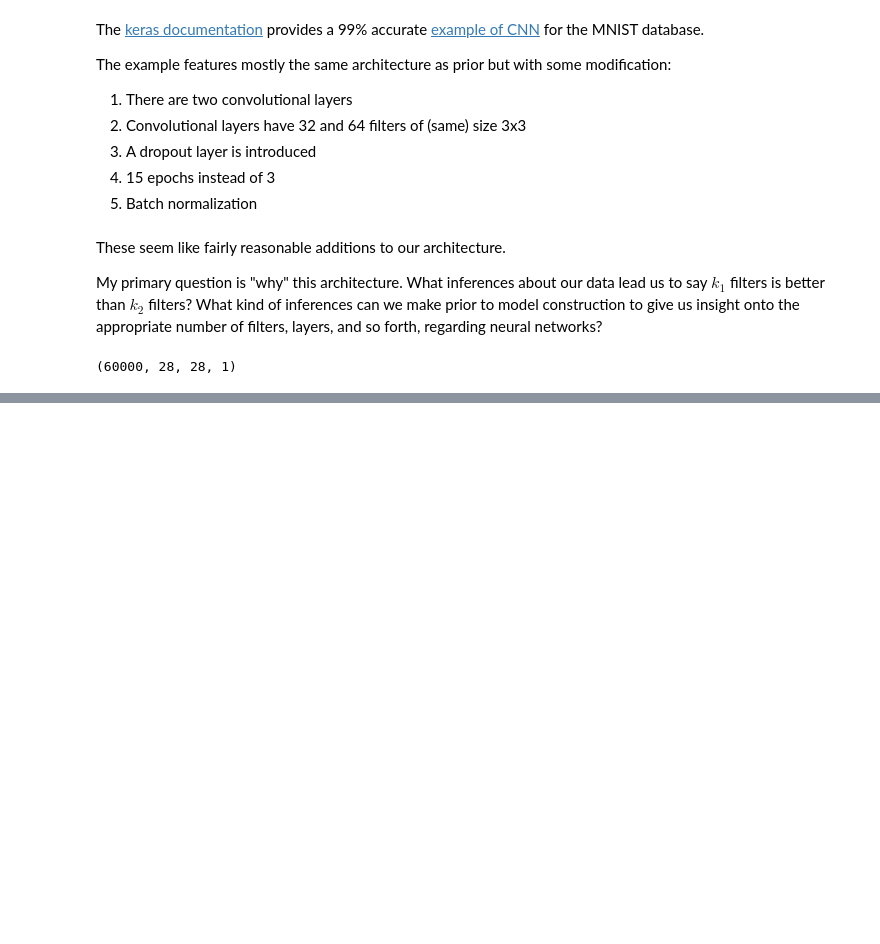
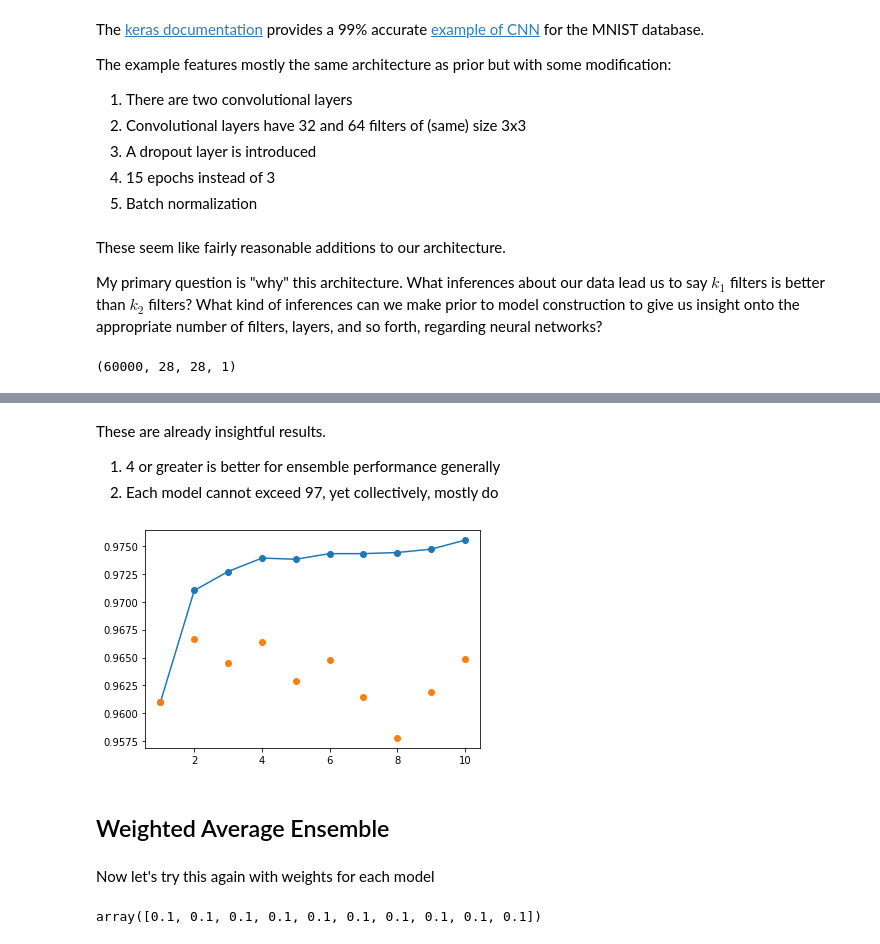
Before and after one commit to MarcoRSousa/DigitClassification, a Jupyter notebook: Python/DigitClassification_NN.ipynb, the cells around one changed output, grey strips where cells are left out. Cells and saved outputs as stored; diff of their text form; code cells hidden in the pictures; blank space fills up the shorter version.

```diff
--- a/Python/DigitClassification_NN.ipynb
+++ b/Python/DigitClassification_NN.ipynb
@@ -1705,0 +1789,3 @@ Test accuracy: 0.9927999973297119
+# %%
+#Importing MNIST data from keras
+(x_train, y_train), (x_test, y_test) = keras.datasets.mnist.load_data()
@@ -1705,0 +1923,4 @@ Test accuracy: 0.9927999973297119
+# %%
+# Fit numModels (10,here) models; will take some time
+numModels = 10
+members = [fitModel(xTrain, yTrain) for _ in range(numModels)]
@@ -1705,0 +1964,10 @@ Test accuracy: 0.9927999973297119
+# %%
+#Evaluating first N subset of models
+
+def evaluateN(members, N, xTest, yTest):
+	# Subset from 0 to N
+	subset = members[:N]
+	# Make predictions
+	predictionDist = ensemblePredictions(subset, xTest)
+	# calculate accuracy
+	return accuracy_score(predictionDist, yTest)
@@ -1705,0 +1984,19 @@ Test accuracy: 0.9927999973297119
+# %%
+#Let's see this accuracy for each subset from 1...len+1
+#This is because we prior cut [0:N], boolean slice does not include last
+#i.e. [0:1] is [0]
+
+ensembleAccList = []
+singleModelAccList = []
+for i in range(1,len(members)+1):
+  #accuracy for the entire ensemble
+  ensembleAcc = evaluateN(members,i,xTest,yTest)
+  #accuracy for only the ith model alone;model scores:[0] is loss, [1] is accuracy
+  singleModelAcc = members[i-1].evaluate(xTest,to_categorical(yTest),verbose=0)[1]
+
+  #printing info
+  print(i,ensembleAcc,singleModelAcc)
+
+  #appending to list for visualization
+  ensembleAccList.append(ensembleAcc)
+  singleModelAccList.append(singleModelAcc)
@@ -1705,0 +2014,17 @@ Test accuracy: 0.9927999973297119
+# %% [markdown]
+These are already insightful results.
+1. 4 or greater is better for ensemble performance generally
+2. Each model cannot exceed 97, yet collectively, mostly do
+# %%
+#Quick dirty visualization
+#Could choose random collection of models instead if so desired
+nModels = list(range(1, len(members)+1))
+pyplot.plot(nModels, ensembleAccList, marker='o')
+pyplot.plot(nModels, singleModelAccList, marker='o',linestyle='None')
+pyplot.show()
+# %% [output]
+[figure, added]
+# %% [markdown]
+## Weighted Average Ensemble <a class="anchor" id="four-two" name="four-two"></a> ##
+# %% [markdown]
+Now let's try this again with weights for each model
@@ -1705,0 +2059,8 @@ Test accuracy: 0.9927999973297119
+# %%
+#Same as before, but now we must construct weights for each model. Let's assume uniform
+#numModels defined above
+
+weights = np.array([1/numModels for _ in range(numModels)])
+weights
+# %% [output]
+array([0.1, 0.1, 0.1, 0.1, 0.1, 0.1, 0.1, 0.1, 0.1, 0.1])
```
Also changed, not shown: parts of 159 cells of this notebook.
